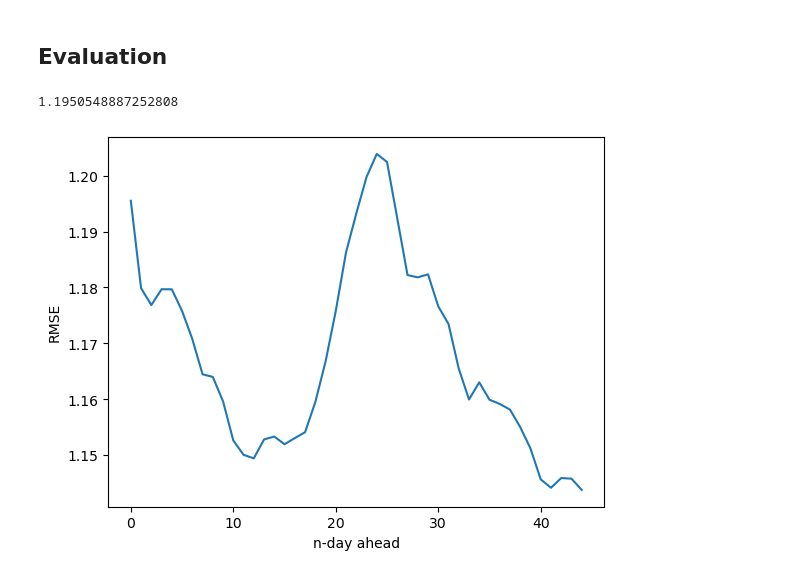
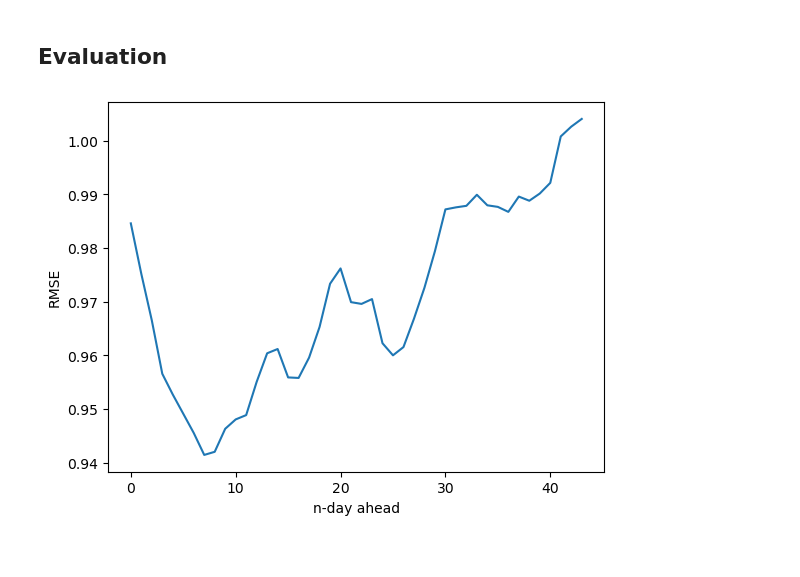
Before and after one commit to leap-stc/ChaosBench, a Jupyter notebook: notebooks/02a_s2s_modeling.ipynb, the cells around one changed output. Drawn from its saved outputs; the diff is of its cells as text; code cells hidden in the pictures.

```diff
--- a/notebooks/02a_s2s_modeling.ipynb
+++ b/notebooks/02a_s2s_modeling.ipynb
@@ -56,9 +57,9 @@ test_dataloader = DataLoader(test_dataset, batch_size=batch_size, shuffle=False)
 # Inspect a batch
 _, train_x, train_y = next(iter(train_dataloader))
 _, val_x, val_y = next(iter(val_dataloader))
-_, test_data = next(iter(test_dataloader))
+_, test_x, test_y = next(iter(test_dataloader))
 
-print(f'train/val: {train_x.shape}') # Each has the shape of (batch_size, params, level, lat, lon)
-print(f'test: {test_data.shape}') # Each has the shape of (batch_size, step_size, params, level, lat, lon)
+print(f'train/val: {train_x.shape}') # Each tensor has the shape of (batch_size, params, level, lat, lon)
+print(f'test: {train_y.shape}') # Each tensor has the shape of (batch_size, step_size, params, level, lat, lon)
 # %% [output]
 train/val: torch.Size([4, 6, 10, 121, 240])
@@ -72,16 +73,12 @@ As a starter, we can define a simple 1-layer MLP model...
 # %%
 # Specify model specifications
-input_size = output_size = torch.prod(torch.tensor(train_x.shape[1:]))
-hidden_size = 1
 
-model = mlp.MLP(
-            input_size,
-            hidden_size,
-            output_size
-        )
+model = fno.FNO2d(
+    input_size = len(config.PARAMS) * len(config.PRESSURE_LEVELS)
+)
 # %%
 # Run the model to get output
-preds = model(train_x.reshape(batch_size, -1))
+preds = model(train_x)
 preds = preds.reshape(tuple([batch_size]) + tuple(torch.tensor(train_x.shape[1:])))
 preds.shape
 # %% [output]
@@ -91,22 +88,16 @@ torch.Size([4, 6, 10, 121, 240])
 # %%
 # We define what error metrics we want to compute (e.g., RMSE)
 rmse = criterion.RMSE()
-# %%
-# Compute error against validation data
-error = rmse(preds, train_y)
-error.item()
-# %% [output]
-1.1950548887252808
 # %%
 # Compute error over time against test benchmark data over long-term horizons (note: static prediction)
 errors = list()
-for step_idx in range(test_data.shape[1]):
-    error = rmse(preds, test_data[:,step_idx])
+for step_idx in range(test_y.shape[1]):
+    error = rmse(preds, test_y[:,step_idx])
     errors.append(error.item())
 
 # Plot error over n future timesteps
 plt.plot(errors)
 plt.xlabel('n-day ahead')
 plt.ylabel('RMSE');
 # %% [output]
-[figure, old version]
+[figure, new version]
```
Also changed, not shown: parts of 4 cells of this notebook, 23 other files.
